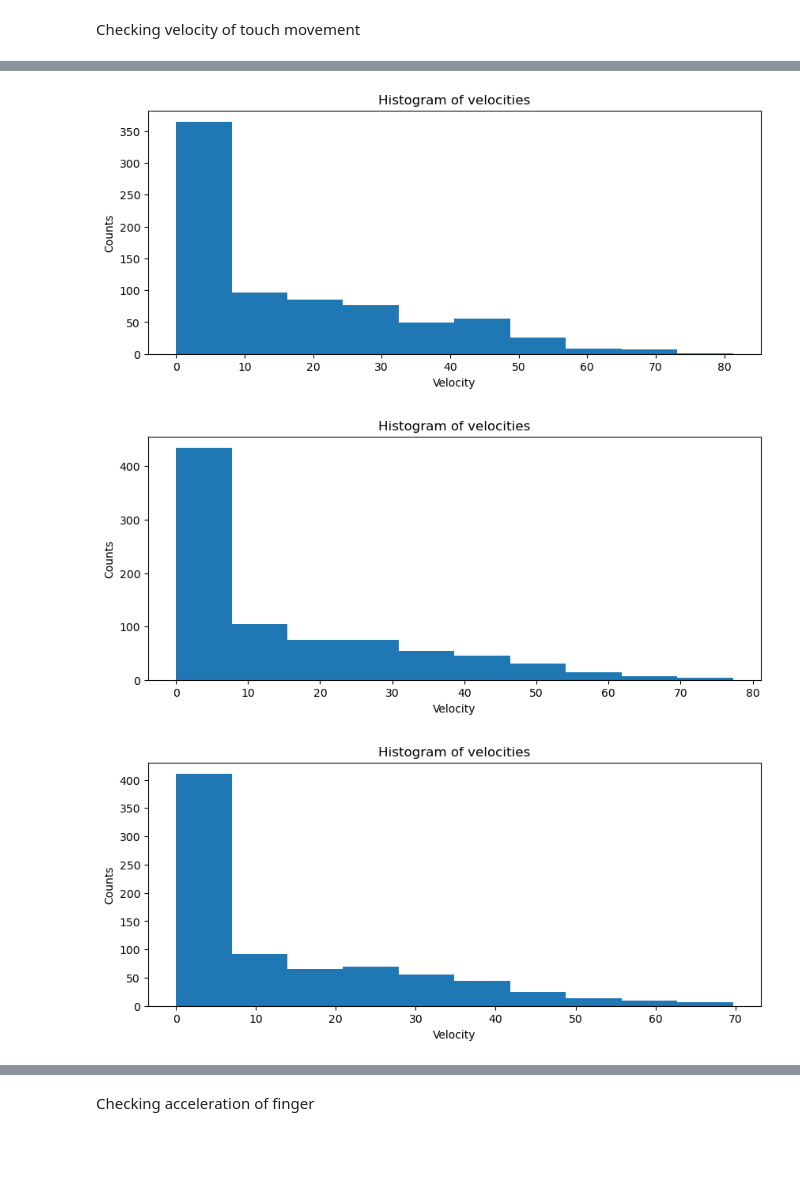
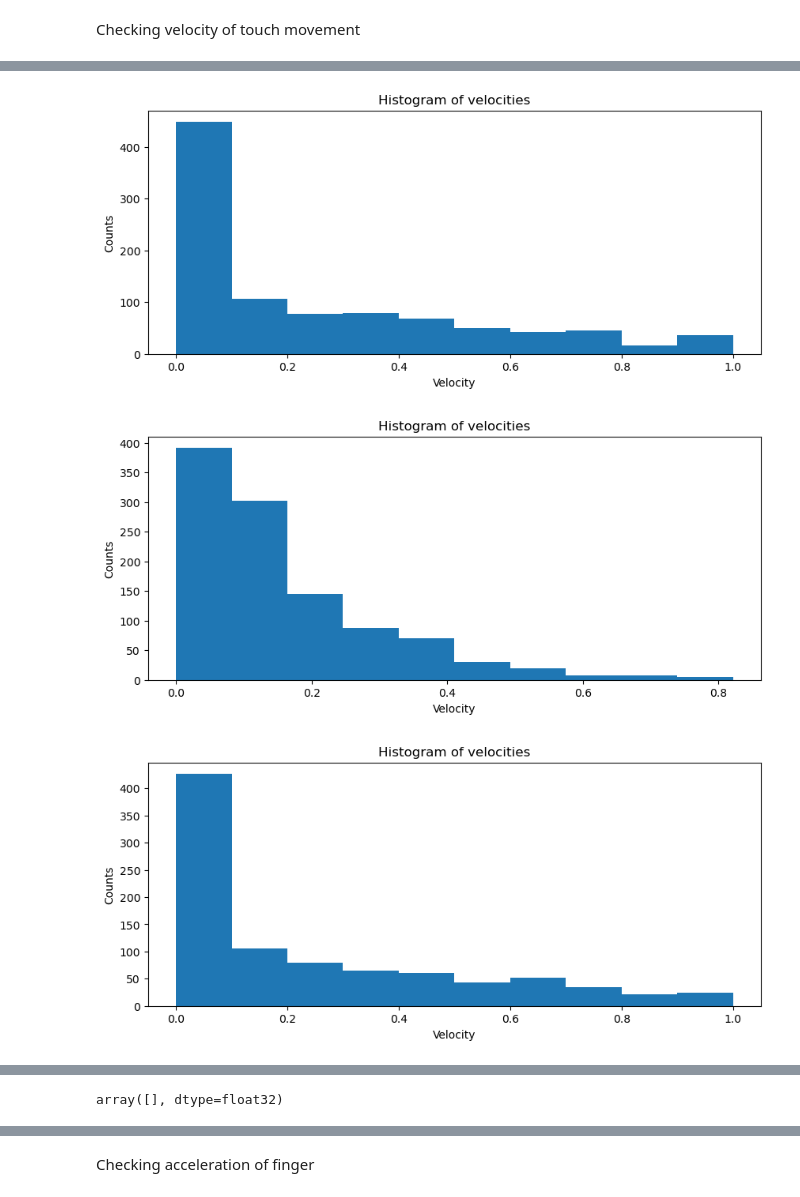
Before and after one commit to ng432/SoberSense, a Jupyter notebook: Data analysis/pilot_data_exploration.ipynb, the cells around one changed output, grey strips where cells are left out. Drawn from its saved outputs; the diff is of its cells as text; code cells hidden in the pictures; blank space fills up the shorter version.

```diff
--- a/Data analysis/pilot_data_exploration.ipynb
+++ b/Data analysis/pilot_data_exploration.ipynb
@@ -45,16 +45,15 @@ print(screen_heights)
 def prep_transform(unprocessed_data):
     x = processing_transform(unprocessed_data)
     x = append_distance(x)
+    x, _ = append_RT(x, unprocessed_data, normalising=True)
     x = append_velocity_and_acceleration(x)
-    #x, _ = append_RT(x, unprocessed_data)
     return x
 
 def augmentation_transform(x):
     # x = randomly_flipx(x)
     # x = randomly_flipy(x)
-    x = randomly_crop(x, crop_size= 200)
+    #x = randomly_crop(x, crop_size= 200)
     return x
-
 
 data = SoberSenseDataset('pilot_data',
                          prep_transform=prep_transform,
@@ -63,4 +62,7 @@ data = SoberSenseDataset('pilot_data',
                          label_name = label_name)
 
 print("Example shape for one sample:", data[0][0].shape)
+
+# for i in range(len(data)):
+#     print("Example shape for one sample:", data[i][0].shape)
 # %% [output]
@@ -204,17 +226,16 @@ Checking how distance between touch point and circle changes across all data sam
 # features: x_touch, x_path, y_touch, y_path, time, distance
 
 plot_RT = False
-feature_to_plot = 'dist'
+feature_to_plot = 'x'
 
 # just printing a sample
-for i in range(0, len(data)):
+for i in range(0, len(data), 10):
 
     single_instance = data[i][0].cpu().numpy()
     bac = data[i][1]
 
     times = single_instance[4, :]
     distances = single_instance[5, :]
-
 
     touch_x = single_instance[0, :]
     path_x = single_instance[1, :]
@@ -317,5 +364,5 @@ Checking velocity of touch movement
 # %%
-for i in range(0, len(data), 8):
+for i in range(0, len(data), 10):
 
     times = data[i][0][4, :].cpu().numpy()
     velocities = data[i][0][6, :].cpu().numpy()
@@ -326,16 +373,26 @@ for i in range(0, len(data), 8):
 
     plt.figure(i, figsize=(10, 4))
 
+    #normalised_velocities = (velocities - median_velocity) / iqr_velocity
+
+    normalised_velocities = np.clip(velocities, minclip_velocity, maxclip_velocity)
+    normalised_velocities = (normalised_velocities - minclip_velocity) / (maxclip_velocity-minclip_velocity)
+
     #plt.plot(times, velocities)
     #plt.scatter(times, velocities, color='red', marker='o', label='Scatter Plot', s=10)
     # plt.xlabel('Time')
     # plt.ylabel('Distance')
     # plt.title('Velocity of touch point')
 
-    plt.hist(velocities, bins = 10)
+    plt.hist(normalised_velocities, bins = 10)
     plt.xlabel("Velocity")
     plt.ylabel("Counts")
     plt.title("Histogram of velocities")
 
     plt.show()
+
+normalised_velocities[normalised_velocities < 0]
+
+all_velocities = np.array(all_velocities)
+all_velocities[all_velocities < 0]
 # %% [output]
@@ -343,3 +400,3 @@ for i in range(0, len(data), 8):
-[figure, old version]
+[figure, new version]
-[figure, old version]
+[figure, new version]
-[figure, old version]
+[figure, new version]
@@ -347,3 +404,4 @@ for i in range(0, len(data), 8):
+array([], dtype=float32)
 # %%
 mean_velocity = []
 BAC_values = []
```
Also changed, not shown: parts of 9 cells of this notebook.
